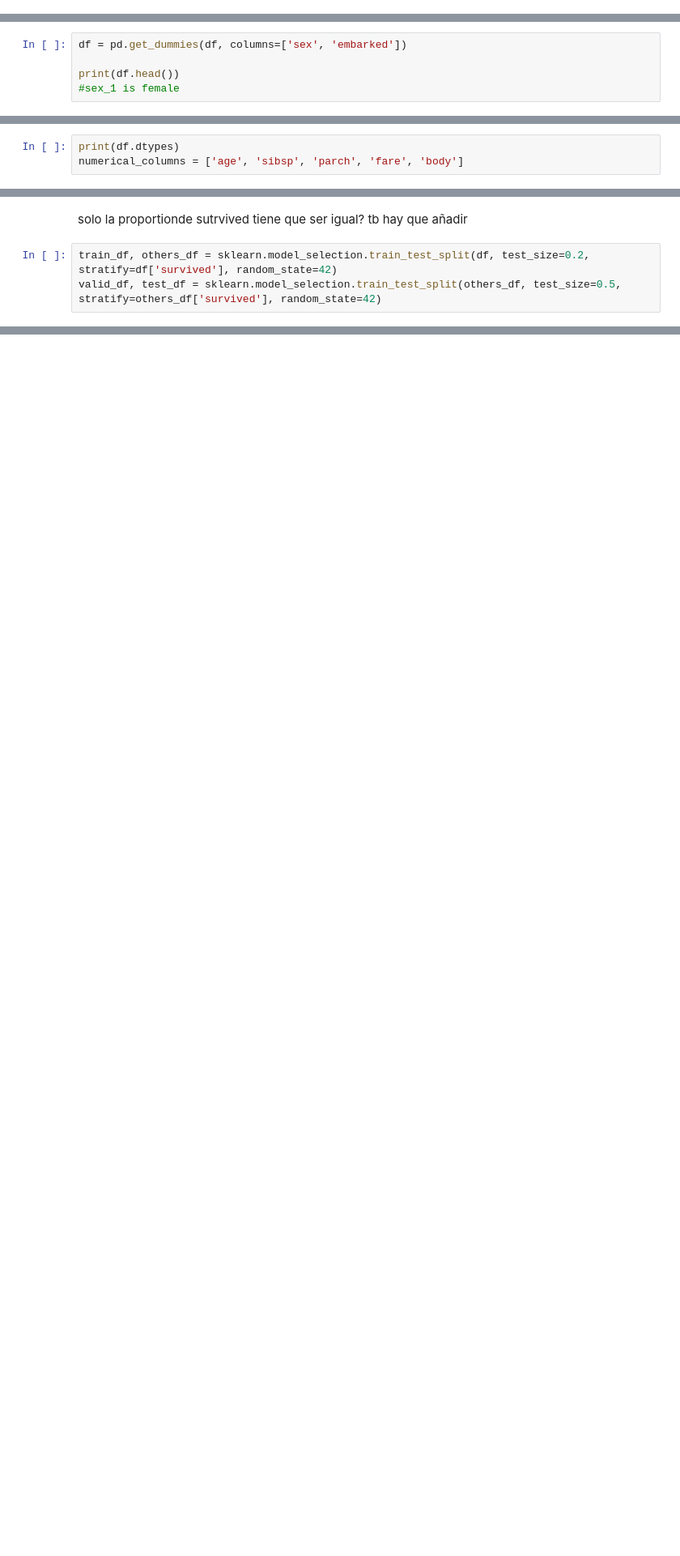
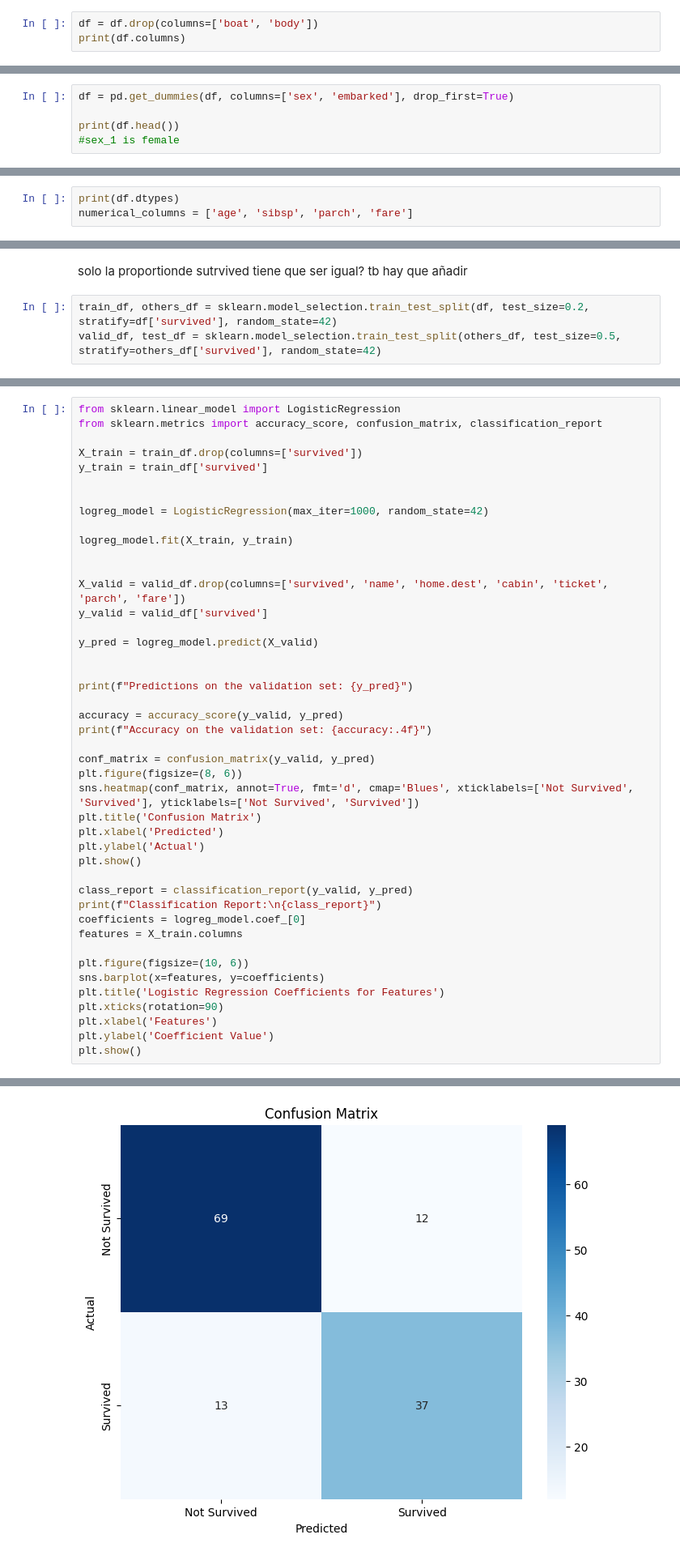
Before and after one commit to catebros/ML-fundamentals-2025, a Jupyter notebook: assignment_1_caterinamaria_barberoros[_barberoros].ipynb, the cells around one changed output, grey strips where cells are left out. Shown at 81% size. Cells and saved outputs as stored; diff of their text form; blank space fills up the shorter version.

```diff
--- a/assignment_1_caterinamaria_barberoros[_barberoros].ipynb
+++ b/assignment_1_caterinamaria_barberoros[_barberoros].ipynb
@@ -585,0 +592,3 @@ AÑadir correlation matrix
+# %%
+df = df.drop(columns=['boat', 'body'])
+print(df.columns)
@@ -789,7 +829,7 @@ Lecture material: Lecture 4, slides 10–15, 21.
 # %% [markdown]
 Categorical: male/female, class (done), embarked, survived (done)     boat?   cabin? ticket? home? dest?
 # %%
-df = pd.get_dummies(df, columns=['sex', 'embarked'])
+df = pd.get_dummies(df, columns=['sex', 'embarked'], drop_first=True)
 
 print(df.head())
 #sex_1 is female
@@ -803,5 +862,5 @@ Lecture material: Lecture 5, slides 14–20.
 - Discuss the differences between standardization and normalization, along with their importance
 # %%
 print(df.dtypes)
-numerical_columns = ['age', 'sibsp', 'parch', 'fare', 'body']
+numerical_columns = ['age', 'sibsp', 'parch', 'fare']
 # %% [output]
@@ -876,3 +1003,48 @@ Note: Use the method predict from the class LogisticRegression with the validati
 a visually appealing way to display the results of the predictions on the validation set. An analysis of model
 performance is not required and will not affect your final grade for the assignment. However, I won’t stop you from
 including it. 8-)
+# %%
+from sklearn.linear_model import LogisticRegression
+from sklearn.metrics import accuracy_score, confusion_matrix, classification_report
+
+X_train = train_df.drop(columns=['survived'])
+y_train = train_df['survived']
+
+
+logreg_model = LogisticRegression(max_iter=1000, random_state=42)
+
+logreg_model.fit(X_train, y_train)
+
+
+X_valid = valid_df.drop(columns=['survived', 'name', 'home.dest', 'cabin', 'ticket', 'parch', 'fare'])
+y_valid = valid_df['survived']
+
+y_pred = logreg_model.predict(X_valid)
+
+
+print(f"Predictions on the validation set: {y_pred}")
+
+accuracy = accuracy_score(y_valid, y_pred)
+print(f"Accuracy on the validation set: {accuracy:.4f}")
+
+conf_matrix = confusion_matrix(y_valid, y_pred)
+plt.figure(figsize=(8, 6))
+sns.heatmap(conf_matrix, annot=True, fmt='d', cmap='Blues', xticklabels=['Not Survived', 'Survived'], yticklabels=['Not Survived', 'Survived'])
+plt.title('Confusion Matrix')
+plt.xlabel('Predicted')
+plt.ylabel('Actual')
+plt.show()
+
+class_report = classification_report(y_valid, y_pred)
+print(f"Classification Report:\n{class_report}")
+coefficients = logreg_model.coef_[0]
+features = X_train.columns
+
+plt.figure(figsize=(10, 6))
+sns.barplot(x=features, y=coefficients)
+plt.title('Logistic Regression Coefficients for Features')
+plt.xticks(rotation=90)
+plt.xlabel('Features')
+plt.ylabel('Coefficient Value')
+plt.show()
+# %% [output]
@@ -878,0 +1056 @@ including it. 8-)
+[figure, added]
```
Also changed, not shown: parts of 15 cells of this notebook.
